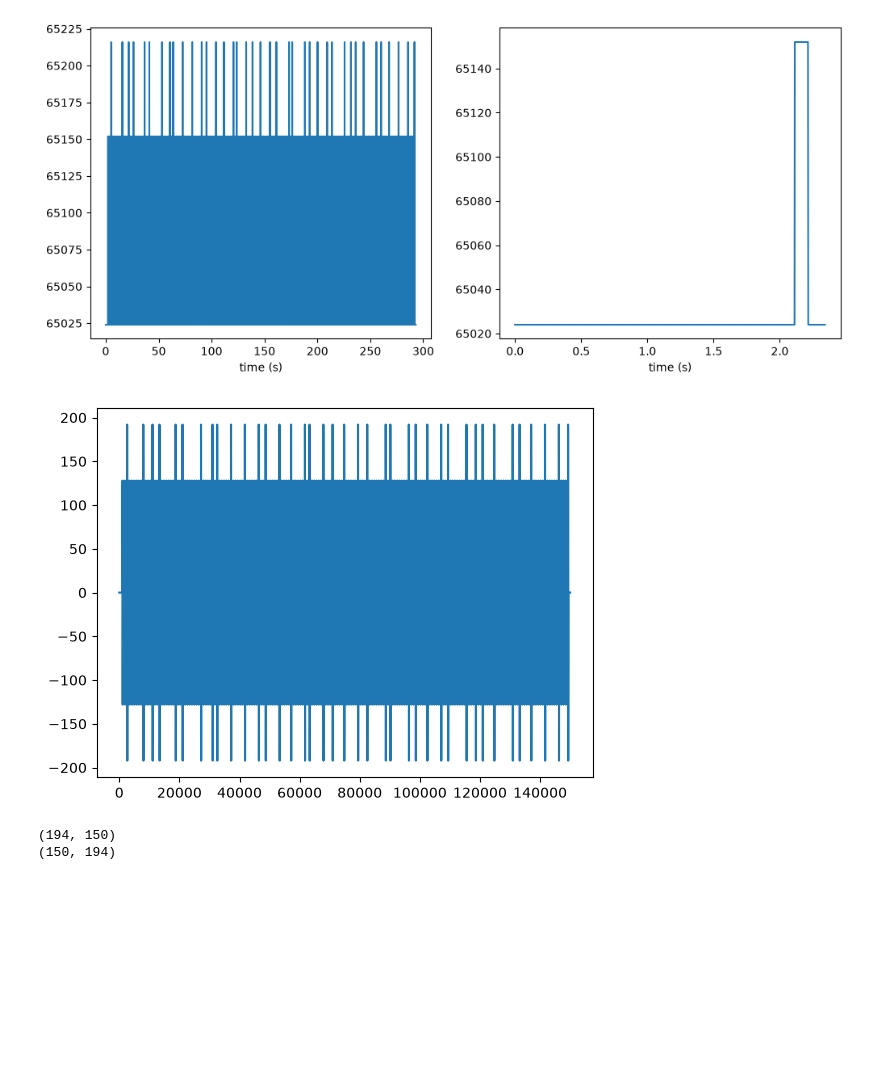
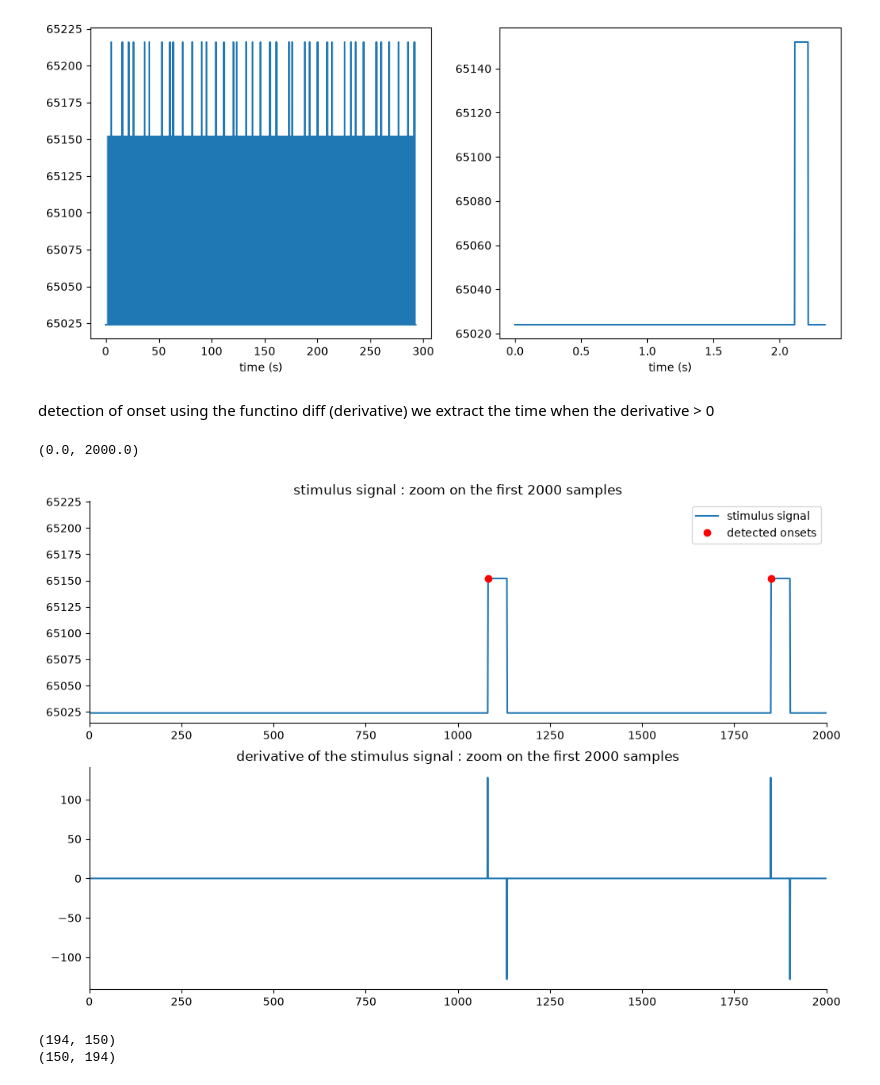
Before and after one commit to nicolascatz/M1_EEG_Project, a Jupyter notebook: scripts/Analysis_data_Garrido.ipynb, the cells around one changed output. Drawn from its saved outputs; the diff is of its cells as text; code cells hidden in the pictures; blank space fills up the shorter version.

```diff
--- a/scripts/Analysis_data_Garrido.ipynb
+++ b/scripts/Analysis_data_Garrido.ipynb
@@ -60,11 +60,29 @@ axs[1].set_xlabel('time (s)')
 # %% [output]
 Text(0.5, 0, 'time (s)')
 [figure]
-# %%
-plt.plot(np.diff(ts_stim))
-onsets = np.where(np.diff(ts_stim) > 0)[0] + 1
-# %% [output]
-[figure, removed]
+# %% [markdown]
+detection of onset using the functino diff (derivative)
+we extract the time when the derivative > 0
+# %%
+onsets = np.where(np.diff(ts_stim) > 0)[0] + 1
+
+fig, ax = plt.subplots(2, 1, figsize=(12, 8))
+
+ax[0].plot(ts_stim)
+ax[0].set_title('stimulus signal : zoom on the first 2000 samples')
+ax[0].plot(onsets, ts_stim[onsets], 'ro')
+ax[0].set_xlim(0, 2000)
+ax[0].legend(['stimulus signal', 'detected onsets'])
+ax[0].spines['top'].set_visible(False)
+ax[0].spines['right'].set_visible(False)
+ax[1].plot(np.diff(ts_stim[0:2000]))
+ax[1].set_title('derivative of the stimulus signal : zoom on the first 2000 samples')
+ax[1].spines['top'].set_visible(False)
+ax[1].spines['right'].set_visible(False)
+ax[1].set_xlim(0, 2000)
+# %% [output]
+(0.0, 2000.0)
+[figure, added]
 # %%
 # extraction of epochs for stimulus
 stim_epochs = []
```
Also changed, not shown: parts of 1 cell of this notebook.
